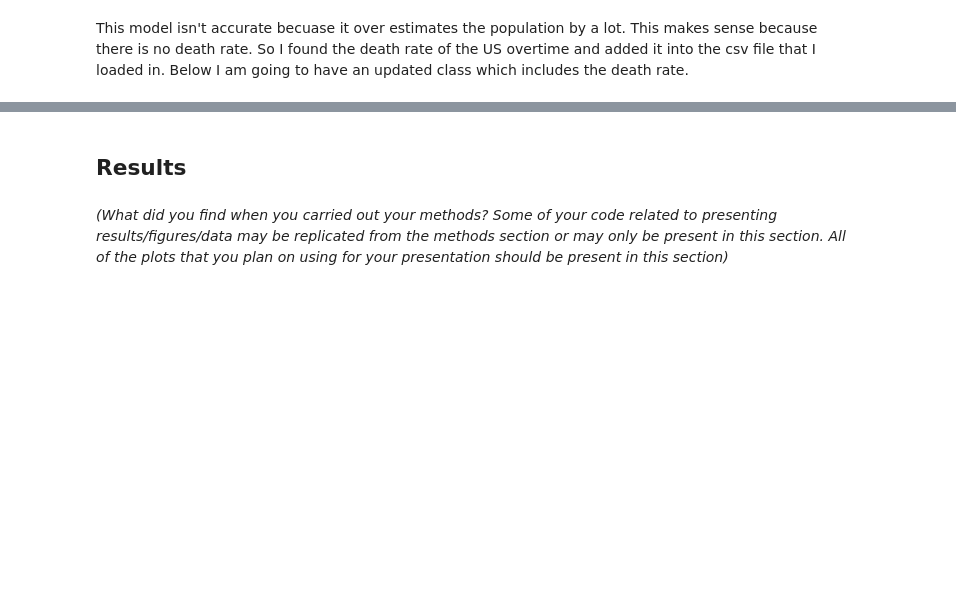
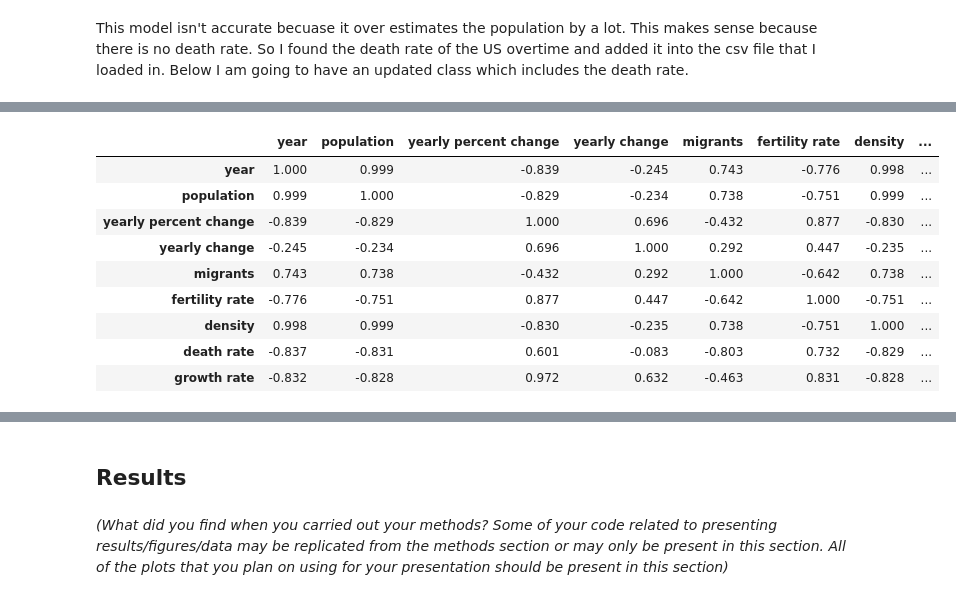
Before and after one commit to aniessaterps/CMSE-202-project, a Jupyter notebook: CMSE202_FinalProject.ipynb, the cells around one changed output, grey strips where cells are left out. Saved outputs shown, nothing was run; the diff lists cells and outputs as text; code cells hidden in the pictures; blank space fills up the shorter version.

```diff
--- a/CMSE202_FinalProject.ipynb
+++ b/CMSE202_FinalProject.ipynb
@@ -108,0 +138,13 @@ Okay so this model is better because its prediction is closer but now we are und
+# %%
+usa.corr().round(3)
+# %% [output]
+|  | year | population | yearly percent change | yearly change | migrants | fertility rate | density | ... |
+| year | 1.000 | 0.999 | -0.839 | -0.245 | 0.743 | -0.776 | 0.998 | ... |
+| population | 0.999 | 1.000 | -0.829 | -0.234 | 0.738 | -0.751 | 0.999 | ... |
+| yearly percent change | -0.839 | -0.829 | 1.000 | 0.696 | -0.432 | 0.877 | -0.830 | ... |
+| yearly change | -0.245 | -0.234 | 0.696 | 1.000 | 0.292 | 0.447 | -0.235 | ... |
+| migrants | 0.743 | 0.738 | -0.432 | 0.292 | 1.000 | -0.642 | 0.738 | ... |
+| fertility rate | -0.776 | -0.751 | 0.877 | 0.447 | -0.642 | 1.000 | -0.751 | ... |
+| density | 0.998 | 0.999 | -0.830 | -0.235 | 0.738 | -0.751 | 1.000 | ... |
+| death rate | -0.837 | -0.831 | 0.601 | -0.083 | -0.803 | 0.732 | -0.829 | ... |
+| growth rate | -0.832 | -0.828 | 0.972 | 0.632 | -0.463 | 0.831 | -0.828 | ... |
```
Also changed, not shown: parts of 13 cells of this notebook.
